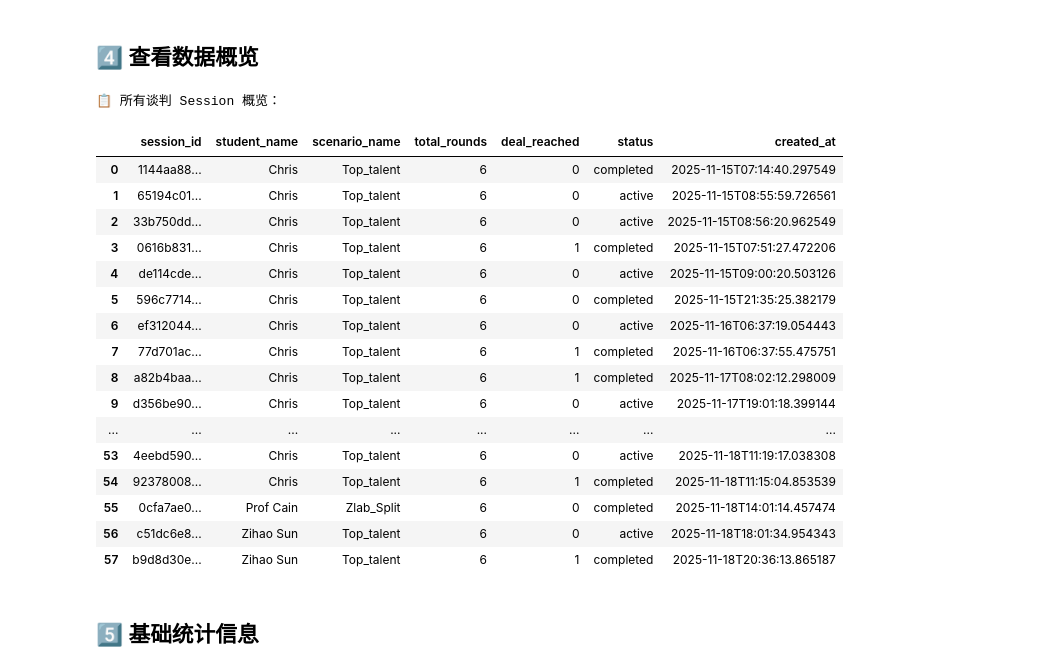
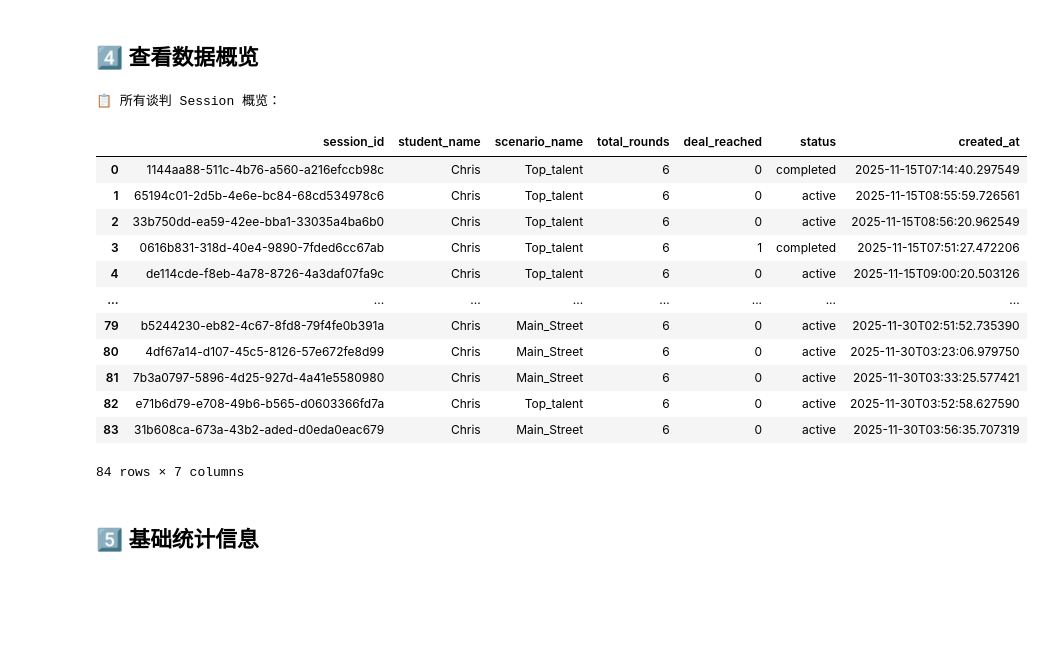
Before and after one commit to Sasha-Cui/negotiation-backend, a Jupyter notebook: read_negotiation_db.ipynb, the cells around one changed output. Saved outputs shown, nothing was run; the diff lists cells and outputs as text; code cells hidden in the pictures; blank space fills up the shorter version.

```diff
--- a/read_negotiation_db.ipynb
+++ b/read_negotiation_db.ipynb
@@ -43,41 +43,37 @@ print(df.columns.tolist())
 # %%
 # 显示关键字段
 key_columns = [
     'session_id',
     'student_name',
     'scenario_name',
     'total_rounds',
     'deal_reached',
     'status',
     'created_at'
 ]
 
 df_overview = df[key_columns].copy()
 
 # 截短 session_id 方便查看
-df_overview['session_id'] = df_overview['session_id'].str[:8] + '...'
+#df_overview['session_id'] = df_overview['session_id'].str[:8] + '...'
 
 print("\n📋 所有谈判 Session 概览：")
 df_overview
 # %% [output]
 📋 所有谈判 Session 概览：
 |  | session_id | student_name | scenario_name | total_rounds | deal_reached | status | created_at |
-| 0 | 1144aa88... | Chris | Top_talent | 6 | 0 | completed | 2025-11-15T07:14:40.297549 |
-| 1 | 65194c01... | Chris | Top_talent | 6 | 0 | active | 2025-11-15T08:55:59.726561 |
-| 2 | 33b750dd... | Chris | Top_talent | 6 | 0 | active | 2025-11-15T08:56:20.962549 |
-| 3 | 0616b831... | Chris | Top_talent | 6 | 1 | completed | 2025-11-15T07:51:27.472206 |
-| 4 | de114cde... | Chris | Top_talent | 6 | 0 | active | 2025-11-15T09:00:20.503126 |
-| 5 | 596c7714... | Chris | Top_talent | 6 | 0 | completed | 2025-11-15T21:35:25.382179 |
-| 6 | ef312044... | Chris | Top_talent | 6 | 0 | active | 2025-11-16T06:37:19.054443 |
-| 7 | 77d701ac... | Chris | Top_talent | 6 | 1 | completed | 2025-11-16T06:37:55.475751 |
-| 8 | a82b4baa... | Chris | Top_talent | 6 | 1 | completed | 2025-11-17T08:02:12.298009 |
-| 9 | d356be90... | Chris | Top_talent | 6 | 0 | active | 2025-11-17T19:01:18.399144 |
+| 0 | 1144aa88-511c-4b76-a560-a216efccb98c | Chris | Top_talent | 6 | 0 | completed | 2025-11-15T07:14:40.297549 |
+| 1 | 65194c01-2d5b-4e6e-bc84-68cd534978c6 | Chris | Top_talent | 6 | 0 | active | 2025-11-15T08:55:59.726561 |
+| 2 | 33b750dd-ea59-42ee-bba1-33035a4ba6b0 | Chris | Top_talent | 6 | 0 | active | 2025-11-15T08:56:20.962549 |
+| 3 | 0616b831-318d-40e4-9890-7fded6cc67ab | Chris | Top_talent | 6 | 1 | completed | 2025-11-15T07:51:27.472206 |
+| 4 | de114cde-f8eb-4a78-8726-4a3daf07fa9c | Chris | Top_talent | 6 | 0 | active | 2025-11-15T09:00:20.503126 |
 | ... | ... | ... | ... | ... | ... | ... | ... |
-| 53 | 4eebd590... | Chris | Top_talent | 6 | 0 | active | 2025-11-18T11:19:17.038308 |
-| 54 | 92378008... | Chris | Top_talent | 6 | 1 | completed | 2025-11-18T11:15:04.853539 |
-| 55 | 0cfa7ae0... | Prof Cain | Zlab_Split | 6 | 0 | completed | 2025-11-18T14:01:14.457474 |
-| 56 | c51dc6e8... | Zihao Sun | Top_talent | 6 | 0 | active | 2025-11-18T18:01:34.954343 |
-| 57 | b9d8d30e... | Zihao Sun | Top_talent | 6 | 1 | completed | 2025-11-18T20:36:13.865187 |
+| 79 | b5244230-eb82-4c67-8fd8-79f4fe0b391a | Chris | Main_Street | 6 | 0 | active | 2025-11-30T02:51:52.735390 |
+| 80 | 4df67a14-d107-45c5-8126-57e672fe8d99 | Chris | Main_Street | 6 | 0 | active | 2025-11-30T03:23:06.979750 |
+| 81 | 7b3a0797-5896-4d25-927d-4a41e5580980 | Chris | Main_Street | 6 | 0 | active | 2025-11-30T03:33:25.577421 |
+| 82 | e71b6d79-e708-49b6-b565-d0603366fd7a | Chris | Top_talent | 6 | 0 | active | 2025-11-30T03:52:58.627590 |
+| 83 | 31b608ca-673a-43b2-aded-d0eda0eac679 | Chris | Main_Street | 6 | 0 | active | 2025-11-30T03:56:35.707319 |
+84 rows × 7 columns
 # %% [markdown]
 ## 5️⃣ 基础统计信息
 # %%
```
Also changed, not shown: parts of 3 cells of this notebook, 5 other files.
